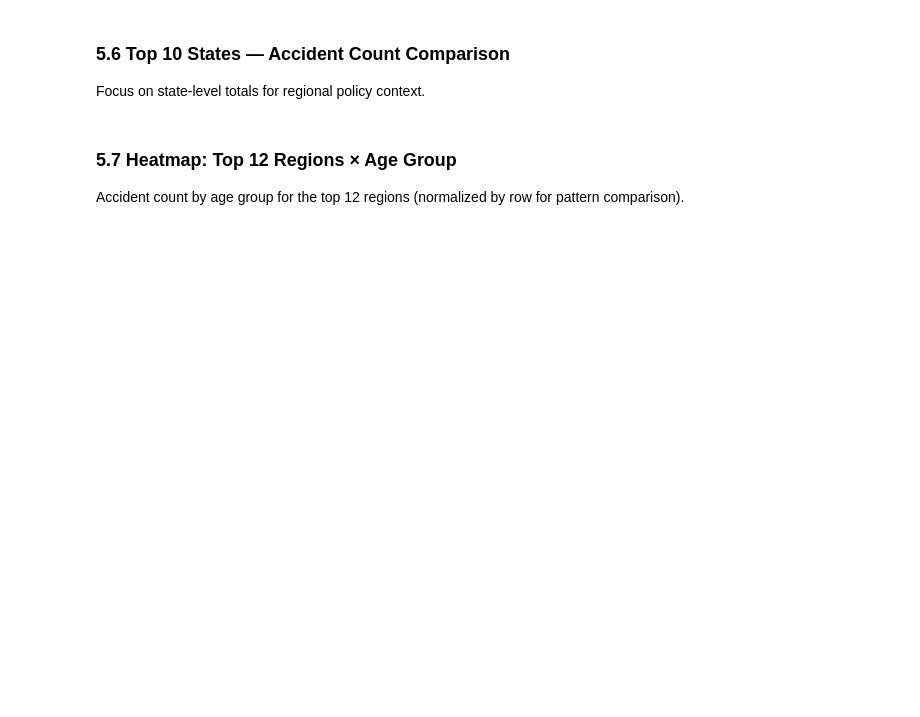
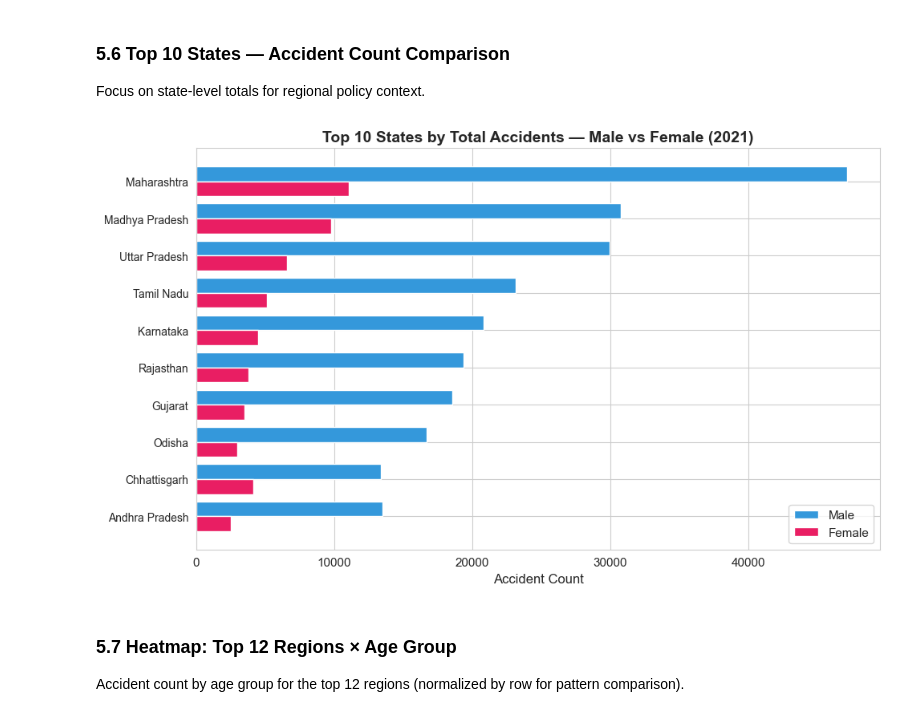
Before and after one commit to Tolstoyj/indian-accident-dataset, a Jupyter notebook: eda_indian_accidents_2021.ipynb, the cells around one changed output. Cells and saved outputs as stored; diff of their text form; code cells hidden in the pictures; blank space fills up the shorter version.

Commit message:
Add NEXT_NOTEBOOKS.md, clustering notebook, India choropleth; fix EDA barh

```diff
--- a/eda_indian_accidents_2021.ipynb
+++ b/eda_indian_accidents_2021.ipynb
@@ -216,17 +284,19 @@ Focus on state-level totals for regional policy context.
 # %%
 states = df[df['Type'] == 'State'].nlargest(10, 'Total_Accidents')
 fig, ax = plt.subplots(figsize=(10, 6))
 y_pos = range(len(states))
-ax.barh(y_pos, states['Male_Total'].values, label='Male', color='#3498db', height=0.4, position=0)
-ax.barh([i + 0.4 for i in y_pos], states['Female_Total'].values, label='Female', color='#e91e63', height=0.4, position=0)
+ax.barh(y_pos, states['Male_Total'].values, label='Male', color='#3498db', height=0.4)
+ax.barh([i + 0.4 for i in y_pos], states['Female_Total'].values, label='Female', color='#e91e63', height=0.4)
 ax.set_yticks([i + 0.2 for i in y_pos])
 ax.set_yticklabels(states['Region'].values, fontsize=10)
 ax.set_xlabel('Accident Count', fontsize=12)
 ax.set_title('Top 10 States by Total Accidents — Male vs Female (2021)', fontsize=14, fontweight='bold')
 ax.legend()
 ax.invert_yaxis()
 plt.tight_layout()
 plt.show()
+# %% [output]
+[figure, added]
 # %% [markdown]
 ### 5.7 Heatmap: Top 12 Regions × Age Group
 
```
Also changed, not shown: parts of 14 cells of this notebook, 3 other files.
